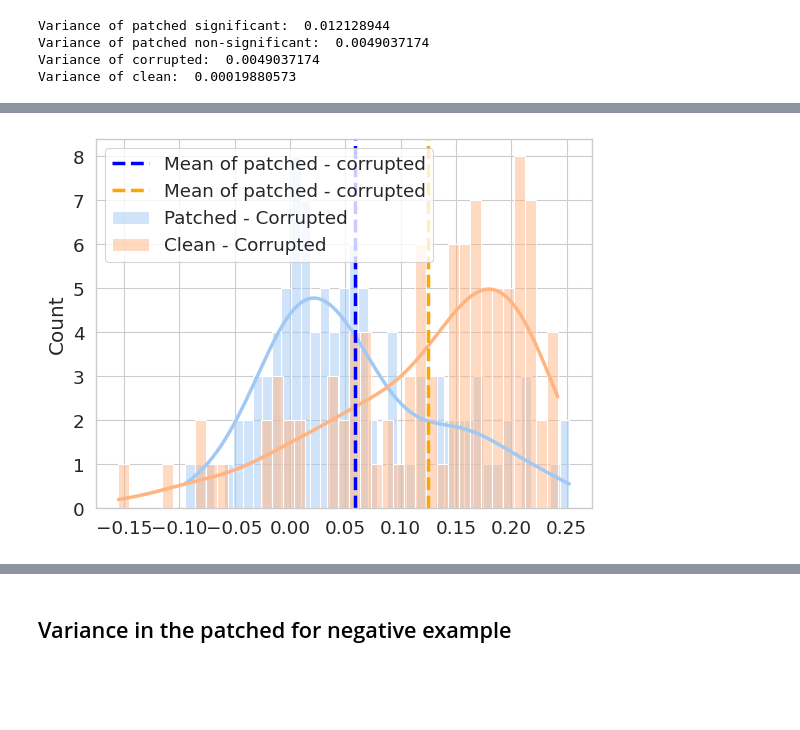
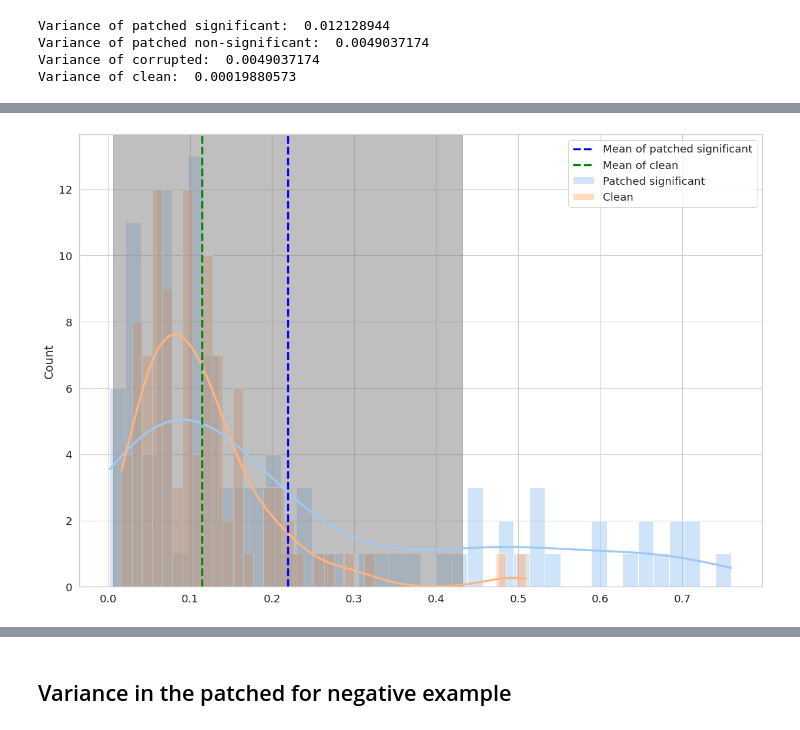
Before and after one commit to francescortu/comp-mech, a Jupyter notebook: notebooks/investigate_variance.ipynb, the cells around one changed output, grey strips where cells are left out. Drawn from its saved outputs; the diff is of its cells as text; code cells hidden in the pictures; blank space fills up the shorter version.

```diff
--- a/notebooks/investigate_variance.ipynb
+++ b/notebooks/investigate_variance.ipynb
@@ -403,9 +408,0 @@ plt.legend()
-# %%
-pos_input_emb_corrupted = dataset.add_noise(
-    model,
-    [d["premise"] for d in dataset.pos_dataset],
-    noise_index=[1,2,3,9,10,11],
-    target_win=8,
-    noise_mlt=1.4
-)
-pos_input_emb_corrupted
@@ -447,9 +408,0 @@ tensor([[[ 0.0517, -0.0274,  0.0502,  ...,  0.0074,  0.1555,  0.1210],
-# %%
-pos_corrupted_logprobs = torch.softmax(
-    model.run_with_hooks(
-        [d["premise"] for d in dataset.pos_dataset],
-        fwd_hooks=[("hook_embed", hook_embed)],
-    ), dim=-1
-)[:,-1,:]
-pos_corrupted_logprobs_target = pos_corrupted_logprobs.gather(-1, index=pos_target_ids["target"]).squeeze(-1)
-pos_corrupted_logprobs_target
@@ -499,21 +409,64 @@ tensor([3.2625e-02, 1.2935e-01, 3.8613e-02, 4.7530e-02, 2.3086e-01, 1.0797e-01,
 # %%
+LAYER = 0
+POS = 8
+
+
+import transformer_lens.utils as utils
+def patch_mlp(activation, hook, clean_activation, pos):
+    activation[:,pos,:] = 0
+    return activation
+def patch_attn_output(activation, hook, clean_activation, pos):
+    activation[:,pos,:] = clean_activation[:,pos,:]
+    return activation
+def embed_hook(cache, hook, input_embeddings):
+    cache[:,:,:] = input_embeddings
+    return cache
+
+# hook_fn = partial(patch_mlp, clean_activation=pos_clean_cache[utils.get_act_name("mlp_out",LAYER)], pos=POS)
+hook_fn = partial(patch_mlp, clean_activation=pos_clean_cache[utils.get_act_name("mlp_out",LAYER)], pos=POS)
+
+
+pos_patched_logit_significant = model.run_with_hooks([d["premise"] for d in dataset.pos_dataset],
+                     fwd_hooks=[(utils.get_act_name("mlp_out",LAYER), hook_fn)])
 
 
 
-pos_patched_improve = pos_patched_logprob_target_significant - pos_corrupted_logprobs_target
-pos_baseline = pos_clean_logprob_target - pos_corrupted_logprobs_target
 
-#plot the distribution of logprob for target token and orthogonal token
+
+pos_patched_logprob_significant = torch.softmax(pos_patched_logit_significant, dim=-1)[:, -1, :]
+
+pos_clean_logprob = torch.softmax(
+    model([d["premise"] for d in dataset.pos_dataset]), dim=-1
+)[:, -1, :]
+
+
+pos_patched_logprob_target_significant = pos_patched_logprob_significant.gather(-1, index=pos_target_ids["target"]).squeeze(-1)
+
+pos_clean_logprob_target = pos_clean_logprob.gather(-1, index=pos_target_ids["target"]).squeeze(-1)
+print("pos_clean_logprog_target", pos_clean_logprob_target)
+# plot the distribution of logprob for target token and orthogonal token
+
+
+
 sns.set_style("whitegrid")
 sns.set_palette("pastel")
 sns.set_context("paper", font_scale=1.5, rc={"lines.linewidth": 2.5})
-sns.histplot(pos_patched_improve.detach().numpy(), bins=40, label="Patched - Corrupted", kde=True)
-sns.histplot(pos_baseline.detach().numpy(), bins=40, label="Clean - Corrupted", kde=True)
+# increase the size of the plot
+plt.figure(figsize=(15, 10))
+sns.histplot(
+    pos_patched_logprob_target_significant.detach().numpy(), bins=40, label="Patched significant", kde=True
+)
+
+sns.histplot(    pos_clean_logprob_target.detach().numpy(), bins=40, label="Clean", kde=True)
 #plot the mean of target_win_prob
-plt.axvline(x=sum(pos_patched_improve.detach().numpy())/len(pos_patched_improve.detach().numpy()), color="blue", linestyle="--", label="Mean of patched - corrupted")
-plt.axvline(x=sum(pos_baseline.detach().numpy())/len(pos_baseline.detach().numpy()), color="orange", linestyle="--", label="Mean of patched - corrupted")
+plt.axvline(x=pos_patched_logprob_target_significant.detach().numpy().mean(), color="blue", linestyle="--", label="Mean of patched significant")
+plt.axvline(x=sum(pos_clean_logprob_target.detach().numpy())/len(pos_clean_logprob_target.detach().numpy()), color="green", linestyle="--", label="Mean of clean")
+#plot std deviation in grey area for pos_patched_logprob_target_significant
+plt.axvspan(sum(pos_patched_logprob_target_significant.detach().numpy())/len(pos_patched_logprob_target_significant.detach().numpy())-pos_patched_logprob_target_significant.std().detach().numpy(), sum(pos_patched_logprob_target_significant.detach().numpy())/len(pos_patched_logprob_target_significant.detach().numpy())+pos_patched_logprob_target_significant.std().detach().numpy(), alpha=0.5, color='grey')
+# plot median absolut deviation
+# plt.axvspan(sum(pos_patched_logprob_target_significant.detach().numpy())/len(pos_patched_logprob_target_significant.detach().numpy())-mad.detach().numpy(), sum(pos_patched_logprob_target_significant.detach().numpy())/len(pos_patched_logprob_target_significant.detach().numpy())+mad.detach().numpy(), alpha=0.5, color='grey')
 
+sns.histplot()
 plt.legend()
-print(pos_patched_improve.mean(), pos_patched_improve.std())
-print(pos_baseline.mean(), pos_baseline.std())
+plt.show()
 # %% [output]
@@ -522 +485 @@ tensor(0.1243) tensor(0.0896)
-[figure, old version]
+[figure, new version]
```
Also changed, not shown: parts of 24 cells of this notebook, 2 other files.
